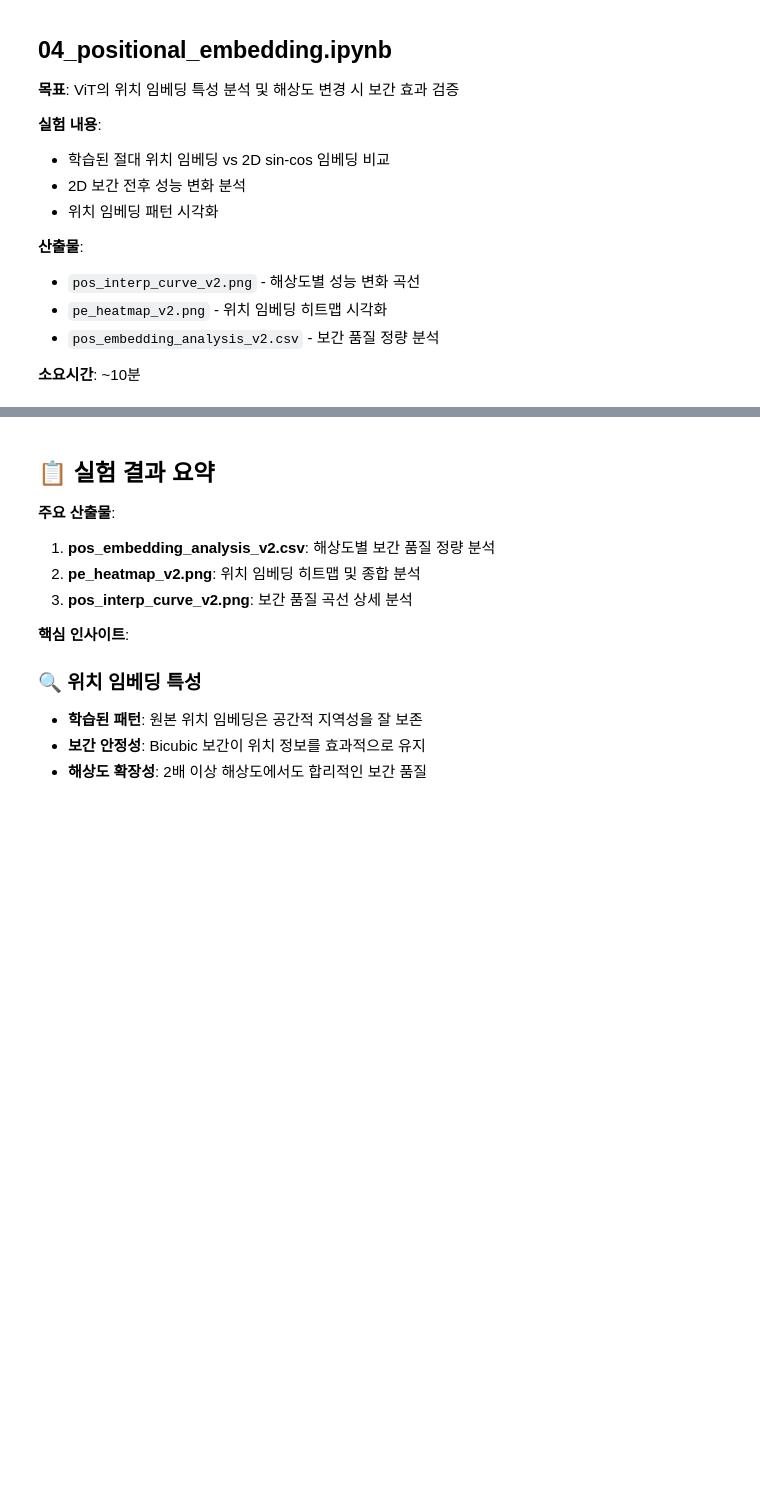
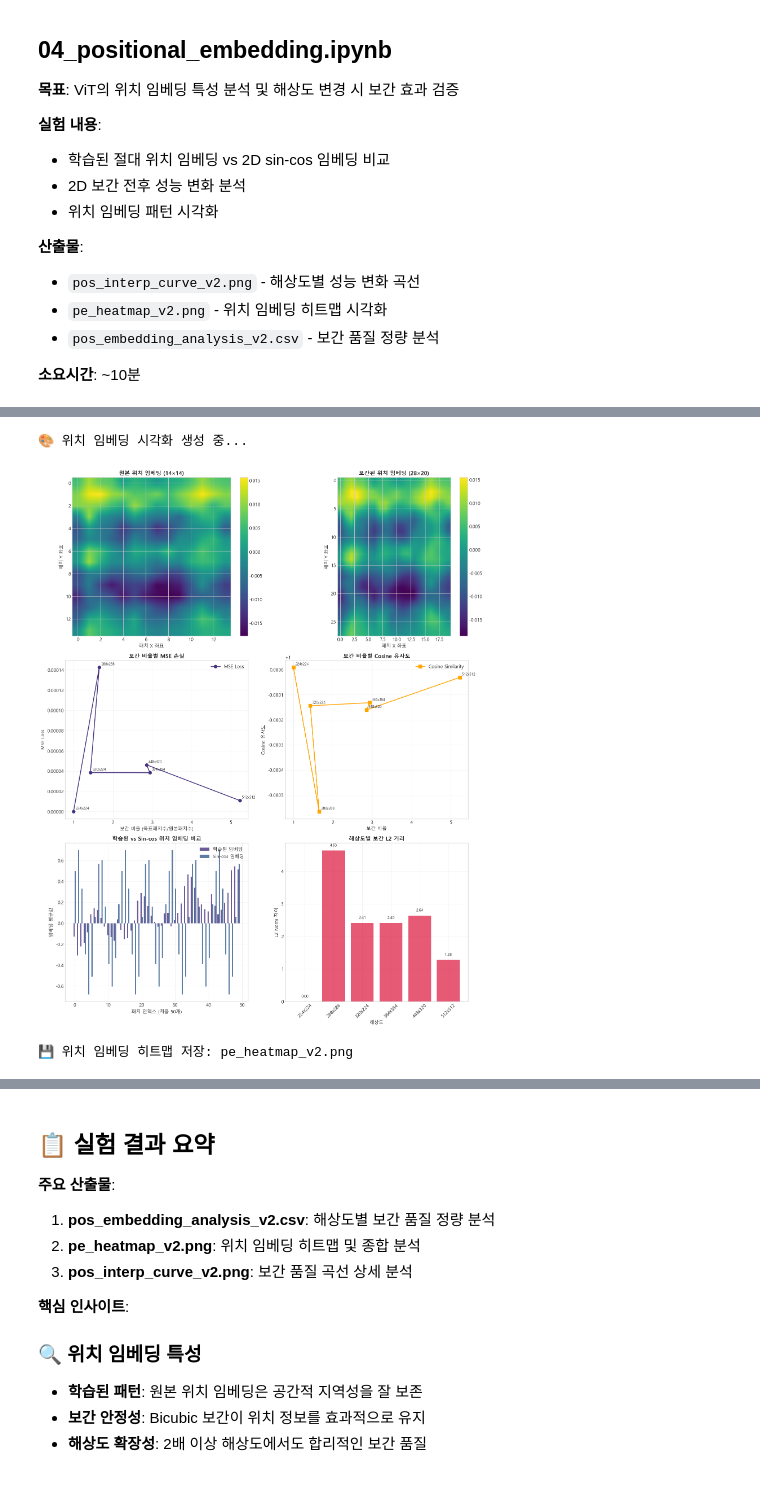
Before and after one commit to Sonbori/vision-transformer-VIT-, a Jupyter notebook: notebooks/04_positional_embedding.ipynb, the cells around one changed output, grey strips where cells are left out. Saved outputs shown, nothing was run; the diff lists cells and outputs as text; code cells hidden in the pictures; blank space fills up the shorter version.

```diff
--- a/notebooks/04_positional_embedding.ipynb
+++ b/notebooks/04_positional_embedding.ipynb
@@ -236,7 +266,7 @@ fig, axes = plt.subplots(3, 2, figsize=(16, 20))
 
 # 1. 원본 위치 임베딩 히트맵
 ax1 = axes[0, 0]
-original_patches = analyzer.original_pos_embed[0, 1:].cpu().numpy()  # CLS 제외
+original_patches = analyzer.original_pos_embed[0, 1:].detach().detach().cpu().numpy()  # CLS 제외
 original_2d = original_patches.reshape(analyzer.original_grid_size,
                                       analyzer.original_grid_size,
                                       analyzer.embed_dim)
@@ -252,7 +282,7 @@ plt.colorbar(im1, ax=ax1, fraction=0.046)
 # 2. 보간된 위치 임베딩 (448×320)
 ax2 = axes[0, 1]
 interp_embed = analyzer.interpolate_pos_embedding(448, 320)
-interp_patches = interp_embed[0, 1:].cpu().numpy()
+interp_patches = interp_embed[0, 1:].detach().detach().cpu().numpy()
 patch_h, patch_w = 448 // 16, 320 // 16
 interp_2d = interp_patches.reshape(patch_h, patch_w, analyzer.embed_dim)
 interp_heatmap = np.mean(interp_2d, axis=2)
@@ -301,8 +331,8 @@ learned_embed = analyzer.original_pos_embed[0, 1:]  # CLS 제외
 sincos_embed = analyzer.create_2d_sincos_embedding(14, 14)[0, 1:]
 
 # 첫 몇 개 차원의 분포 비교
-learned_sample = learned_embed[:50, :8].cpu().numpy()  # 첫 50개 패치, 8개 차원
-sincos_sample = sincos_embed[:50, :8].cpu().numpy()
+learned_sample = learned_embed[:50, :8].detach().detach().cpu().numpy()  # 첫 50개 패치, 8개 차원
+sincos_sample = sincos_embed[:50, :8].detach().detach().cpu().numpy()
 
 x_pos = np.arange(len(learned_sample))
 width = 0.35
@@ -312,33 +342,37 @@ bars1 = ax5.bar(x_pos - width/2, learned_sample.mean(axis=1), width,
 bars2 = ax5.bar(x_pos + width/2, sincos_sample.mean(axis=1), width,
                 label='Sin-cos 임베딩', alpha=0.8)
 
 ax5.set_xlabel('패치 인덱스 (처음 50개)', fontsize=12)
 ax5.set_ylabel('임베딩 평균값', fontsize=12)
 ax5.set_title('학습된 vs Sin-cos 위치 임베딩 비교', fontsize=14, fontweight='bold')
 ax5.legend()
 ax5.grid(True, alpha=0.3)
 
 # 6. L2 거리 변화
 ax6 = axes[2, 1]
 bars = ax6.bar(range(len(interp_df)), interp_df['l2_norm_diff'],
                color='crimson', alpha=0.7)
 ax6.set_xlabel('해상도', fontsize=12)
 ax6.set_ylabel('L2 Norm 차이', fontsize=12)
 ax6.set_title('해상도별 보간 L2 거리', fontsize=14, fontweight='bold')
 ax6.set_xticks(range(len(interp_df)))
 ax6.set_xticklabels(interp_df['resolution'], rotation=45)
 ax6.grid(True, alpha=0.3)
 
 # 막대 위에 값 표시
 for i, (bar, val) in enumerate(zip(bars, interp_df['l2_norm_diff'])):
     ax6.text(bar.get_x() + bar.get_width()/2., bar.get_height() + 0.1,
              f'{val:.2f}', ha='center', va='bottom', fontsize=10)
 
 plt.tight_layout()
 plt.savefig('../reports/figures/pe_heatmap_v2.png', dpi=150, bbox_inches='tight')
 plt.show()
 
 print("💾 위치 임베딩 히트맵 저장: pe_heatmap_v2.png")
+# %% [output]
+🎨 위치 임베딩 시각화 생성 중...
+[figure, added]
+💾 위치 임베딩 히트맵 저장: pe_heatmap_v2.png
 # %%
 # 보간 품질 곡선 별도 저장
 print("📈 보간 품질 곡선 생성 중...")
```
Also changed, not shown: parts of 4 cells of this notebook, 14 other files.
